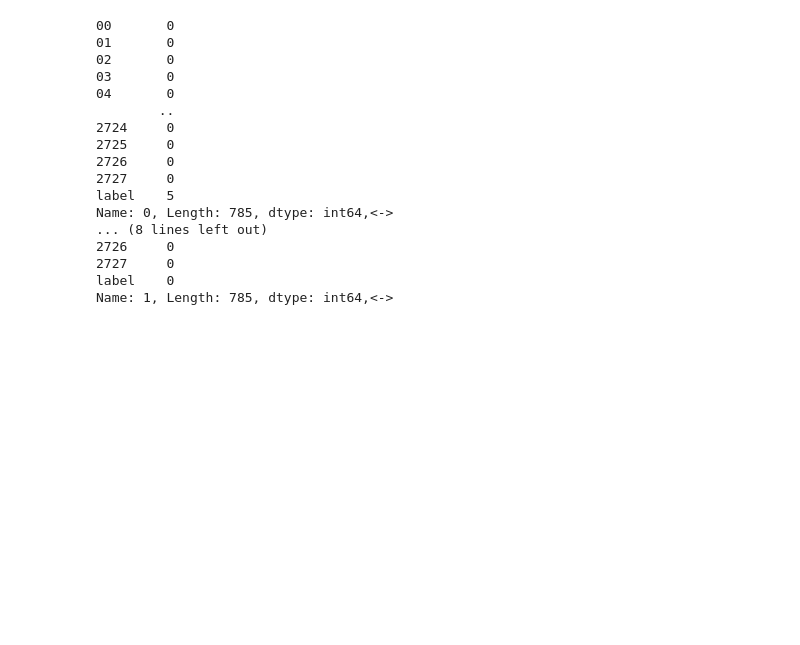
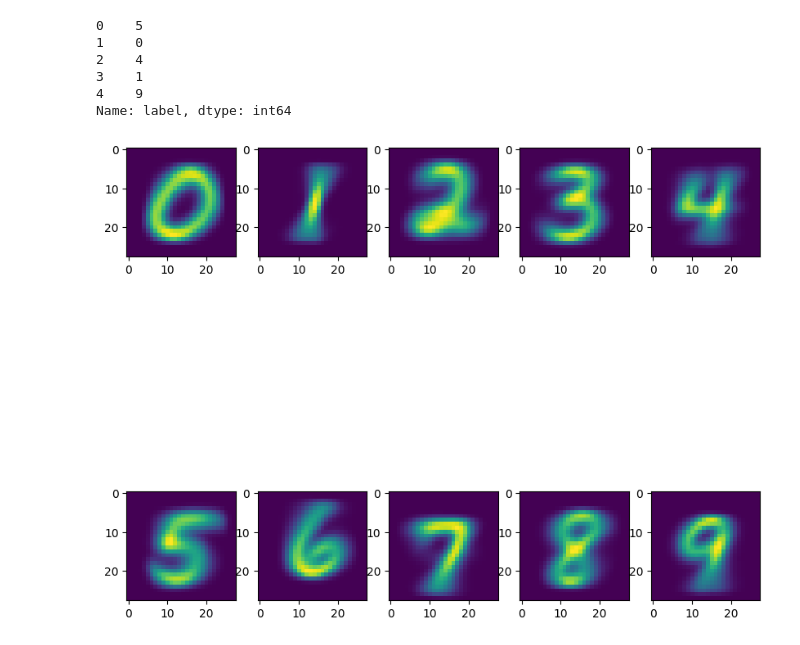
Before and after one commit to w0jd/ropoznawanie-cyfr, a Jupyter notebook: dane.ipynb, the cells around one changed output. Saved outputs shown, nothing was run; the diff lists cells and outputs as text; code cells hidden in the pictures; blank space fills up the shorter version.

Commit message:
reprezentacja graficzna
reprezentacja graficzna liczb(dowolnych)
uśrednienie każdej cyfry i jej reprezentacja graficzna (może się na coś przyda)

```diff
--- a/dane.ipynb
+++ b/dane.ipynb
@@ -5,9 +5,10 @@ import random as rd
 import numpy as np
 import cmath as c
 import statistics as st
+import matplotlib.pyplot as plt
 lst1=[]
-csv=pd.read_csv("plik.csv")
-i=0;
+csv=pd.read_csv("Liczby.csv")
+i=0
 for i in range(20):
     lst=csv.loc[i]
 
@@ -41,22 +42,44 @@ def maxImin( list, pocz, kon):
     return(list)
 ln=len(lst1[0])
 lsta=maxImin(lst1,0,ln)
-print(lsta)
-# %% [output]
-00       0
-01       0
-02       0
-03       0
-04       0
-        ..
-2724     0
-2725     0
-2726     0
-2727     0
-label    5
-Name: 0, Length: 785, dtype: int64,<->
-... (8 lines left out)
-2726     0
-2727     0
-label    0
-Name: 1, Length: 785, dtype: int64,<->
+# %%
+# https://www.kaggle.com/code/hosammhmdali/digit-recognizer-cnn-98-25-accuracy to jest o cnn - convolution neural network
+labels = csv.pop('label')
+labels.head()
+# %% [output]
+0    5
+1    0
+2    4
+3    1
+4    9
+Name: label, dtype: int64
+# %%
+# "idealnie uśrednione liczby" i ich reprezentacja graficzna
+def scale(x):
+    return x.astype('float32')/255.0
+
+
+def prep(x):
+    x=scale(x)
+    x=x.values.reshape(-1,28,28,1)
+    return x
+
+
+avg_numbers=[]
+for num in range(10):
+    number =csv.loc[csv['label']==num].copy()
+    number.pop('label')
+    avg_number=[]
+    for i in range(784):
+        avg_number.append( number[f"{i}"].mean())
+
+    avg_numbers.append(avg_number)
+
+avg_numbers_df=pd.DataFrame(avg_numbers)
+digits = prep(avg_numbers_df)
+
+fig,axes = plt.subplots(2,5,figsize=(10,10))
+for i,ax in enumerate(axes.flat):
+    ax.imshow(digits[i])
+# %% [output]
+[figure, added]
```
